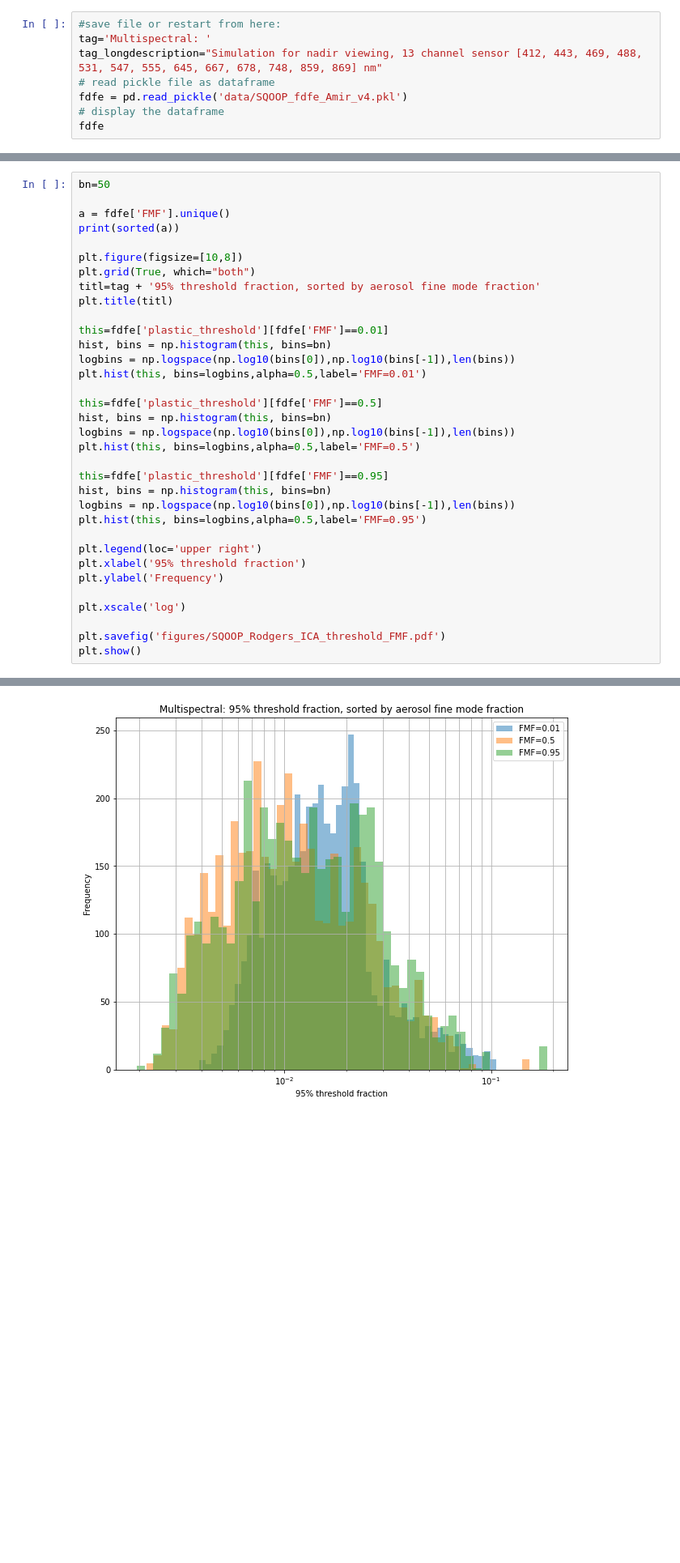
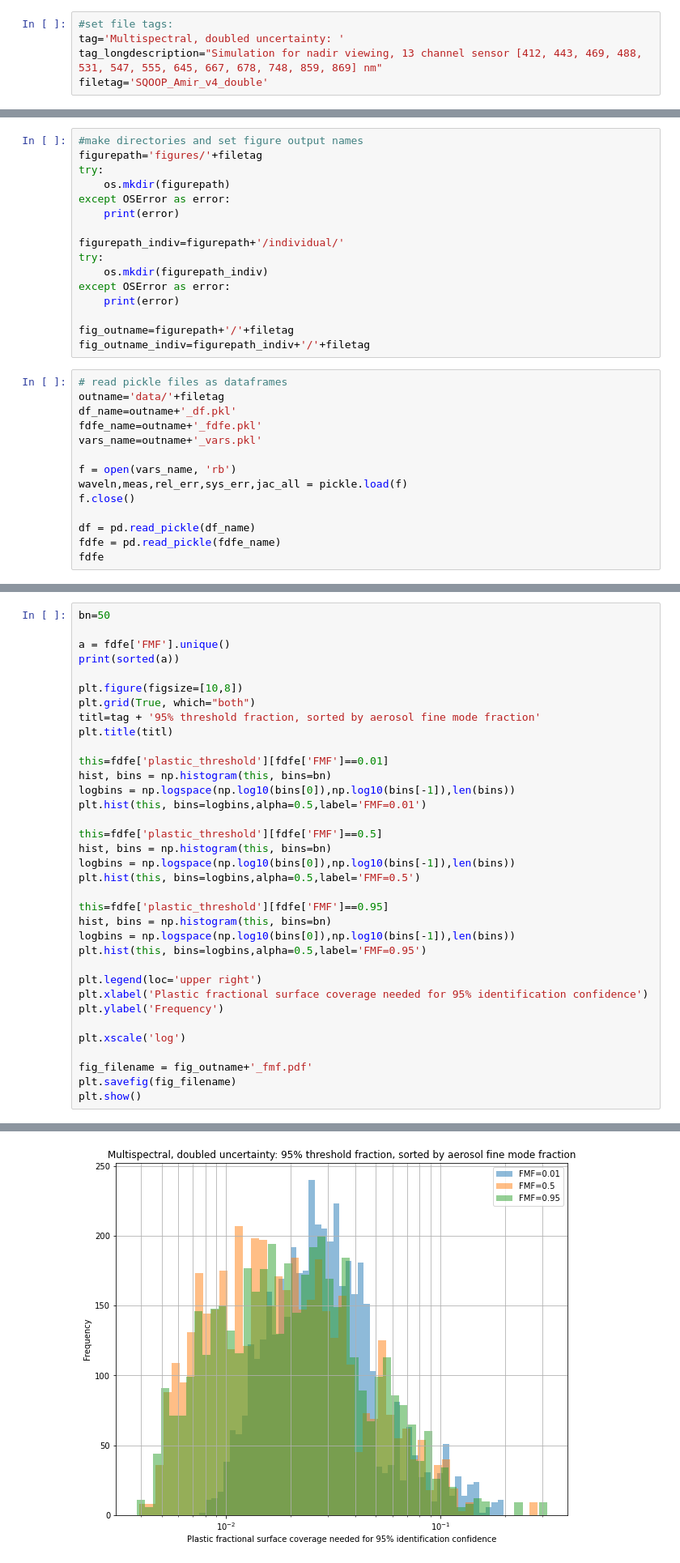
Before and after one commit to knobelsp/RodgersICA, a Jupyter notebook: SQOOP_RodgersICA_Amir_plot.ipynb, the cells around one changed output, grey strips where cells are left out. Shown at 81% size. Drawn from its saved outputs; the diff is of its cells as text; blank space fills up the shorter version.

Commit message:
Updated Amir's code for uniformity and better file management. Replicated in Jacek's code

```diff
--- a/SQOOP_RodgersICA_Amir_plot.ipynb
+++ b/SQOOP_RodgersICA_Amir_plot.ipynb
@@ -6,8 +9,5 @@ import matplotlib.pyplot as plt
 # %%
-#save file or restart from here:
-tag='Multispectral: '
+#set file tags:
+tag='Multispectral, doubled uncertainty: '
 tag_longdescription="Simulation for nadir viewing, 13 channel sensor [412, 443, 469, 488, 531, 547, 555, 645, 667, 678, 748, 859, 869] nm"
-# read pickle file as dataframe
-fdfe = pd.read_pickle('data/SQOOP_fdfe_Amir_v4.pkl')
-# display the dataframe
-fdfe
+filetag='SQOOP_Amir_v4_double'
@@ -27,0 +14,30 @@ fdfe
+# %%
+#make directories and set figure output names
+figurepath='figures/'+filetag
+try:
+    os.mkdir(figurepath)
+except OSError as error:
+    print(error)
+
+figurepath_indiv=figurepath+'/individual/'
+try:
+    os.mkdir(figurepath_indiv)
+except OSError as error:
+    print(error)
+
+fig_outname=figurepath+'/'+filetag
+fig_outname_indiv=figurepath_indiv+'/'+filetag
+# %%
+# read pickle files as dataframes
+outname='data/'+filetag
+df_name=outname+'_df.pkl'
+fdfe_name=outname+'_fdfe.pkl'
+vars_name=outname+'_vars.pkl'
+
+f = open(vars_name, 'rb')
+waveln,meas,rel_err,sys_err,jac_all = pickle.load(f)
+f.close()
+
+df = pd.read_pickle(df_name)
+fdfe = pd.read_pickle(fdfe_name)
+fdfe
@@ -127,36 +174,37 @@ a = fdfe['FMF'].unique()
 print(sorted(a))
 
 plt.figure(figsize=[10,8])
 plt.grid(True, which="both")
 titl=tag + '95% threshold fraction, sorted by aerosol fine mode fraction'
 plt.title(titl)
 
 this=fdfe['plastic_threshold'][fdfe['FMF']==0.01]
 hist, bins = np.histogram(this, bins=bn)
 logbins = np.logspace(np.log10(bins[0]),np.log10(bins[-1]),len(bins))
 plt.hist(this, bins=logbins,alpha=0.5,label='FMF=0.01')
 
 this=fdfe['plastic_threshold'][fdfe['FMF']==0.5]
 hist, bins = np.histogram(this, bins=bn)
 logbins = np.logspace(np.log10(bins[0]),np.log10(bins[-1]),len(bins))
 plt.hist(this, bins=logbins,alpha=0.5,label='FMF=0.5')
 
 this=fdfe['plastic_threshold'][fdfe['FMF']==0.95]
 hist, bins = np.histogram(this, bins=bn)
 logbins = np.logspace(np.log10(bins[0]),np.log10(bins[-1]),len(bins))
 plt.hist(this, bins=logbins,alpha=0.5,label='FMF=0.95')
 
 plt.legend(loc='upper right')
-plt.xlabel('95% threshold fraction')
+plt.xlabel('Plastic fractional surface coverage needed for 95% identification confidence')
 plt.ylabel('Frequency')
 
 plt.xscale('log')
 
-plt.savefig('figures/SQOOP_Rodgers_ICA_threshold_FMF.pdf')
+fig_filename = fig_outname+'_fmf.pdf'
+plt.savefig(fig_filename)
 plt.show()
 # %% [output]
 [0.01, 0.5, 0.95]
-[figure, old version]
+[figure, new version]
 # %%
 bn=30
 
```
Also changed, not shown: parts of 11 cells of this notebook, 2 other files.
